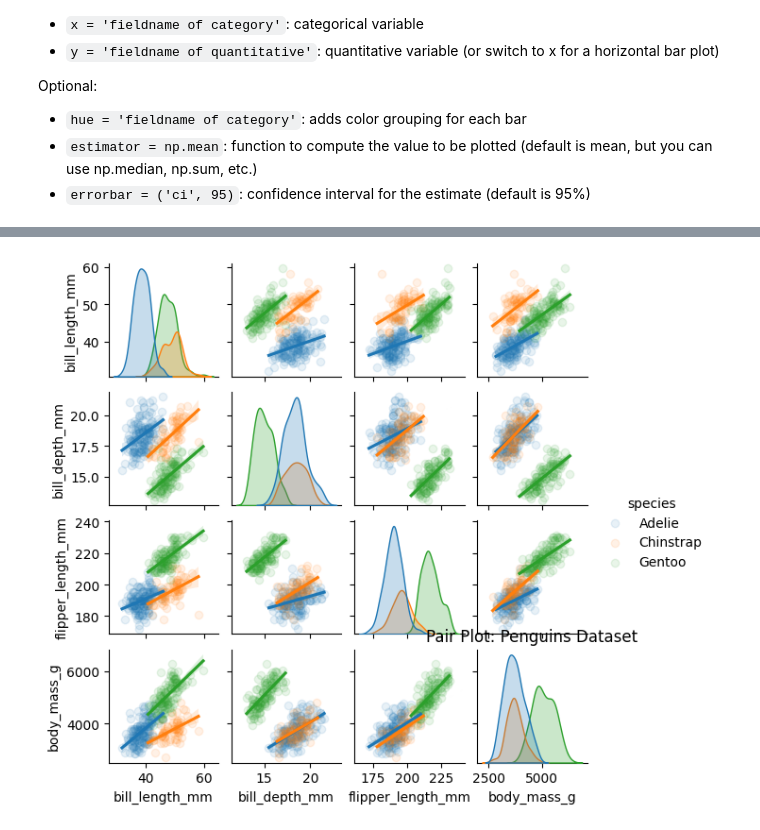
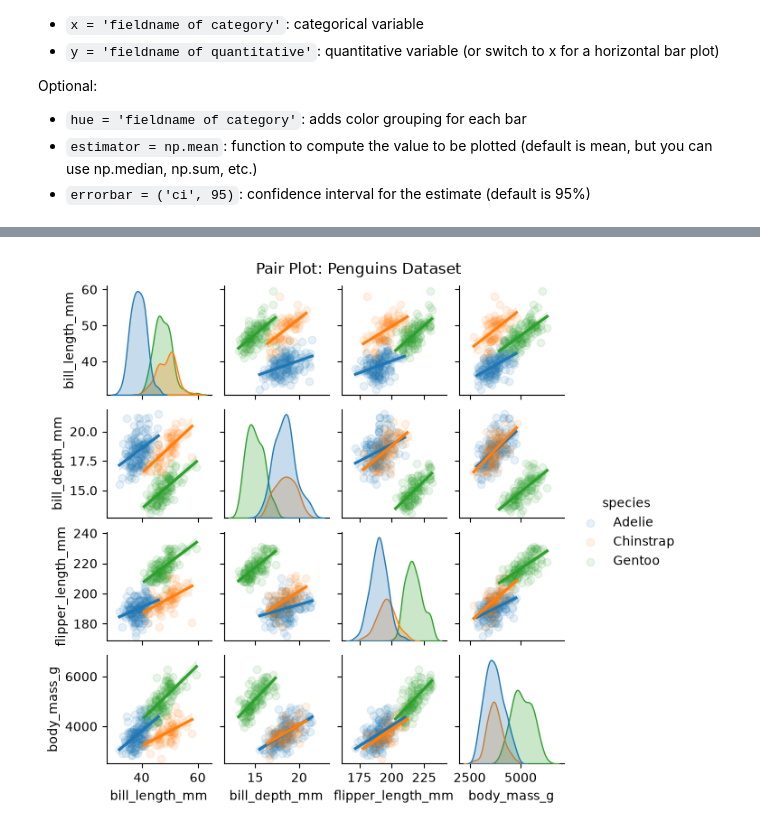
Before and after one commit to profgarrett/jsgames, a Jupyter notebook: static/pages/course_model/py05-charts/index.ipynb, the cells around one changed output, grey strips where cells are left out. Cells and saved outputs as stored; diff of their text form; code cells hidden in the pictures.

```diff
--- a/static/pages/course_model/py05-charts/index.ipynb
+++ b/static/pages/course_model/py05-charts/index.ipynb
@@ -188,17 +370,17 @@ sns.pairplot(data=df, hue='category', kind='reg', plot_kws={'alpha': 0.25})
 # %%
 # Pairplot
 import seaborn as sns
 import matplotlib.pyplot as plt
 
 df_penguins = sns.load_dataset("penguins")
 
-# Box plot: flipper length across species
-sns.pairplot(data=df_penguins,
+# Pair plot: every pair of numeric columns
+g = sns.pairplot(data=df_penguins,
         hue="species",
         kind="reg",
         height=1.5,
         plot_kws={'scatter_kws': {'alpha': 0.1}})
-plt.title("Pair Plot: Penguins Dataset")
+g.figure.suptitle("Pair Plot: Penguins Dataset", y=1.02)
 plt.show()
 # %% [output]
-[figure, old version]
+[figure, new version]
```
Also changed, not shown: parts of 25 cells of this notebook, 5 other files.
